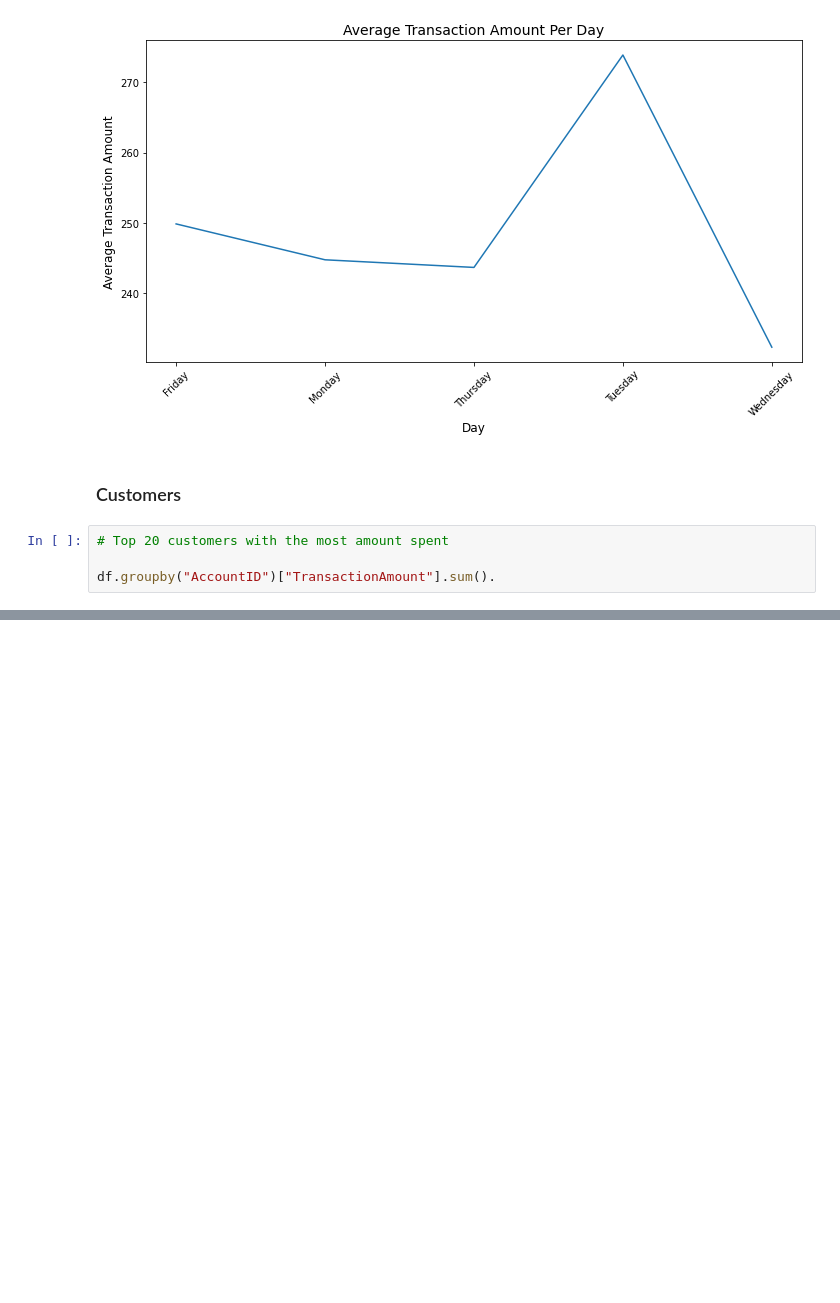
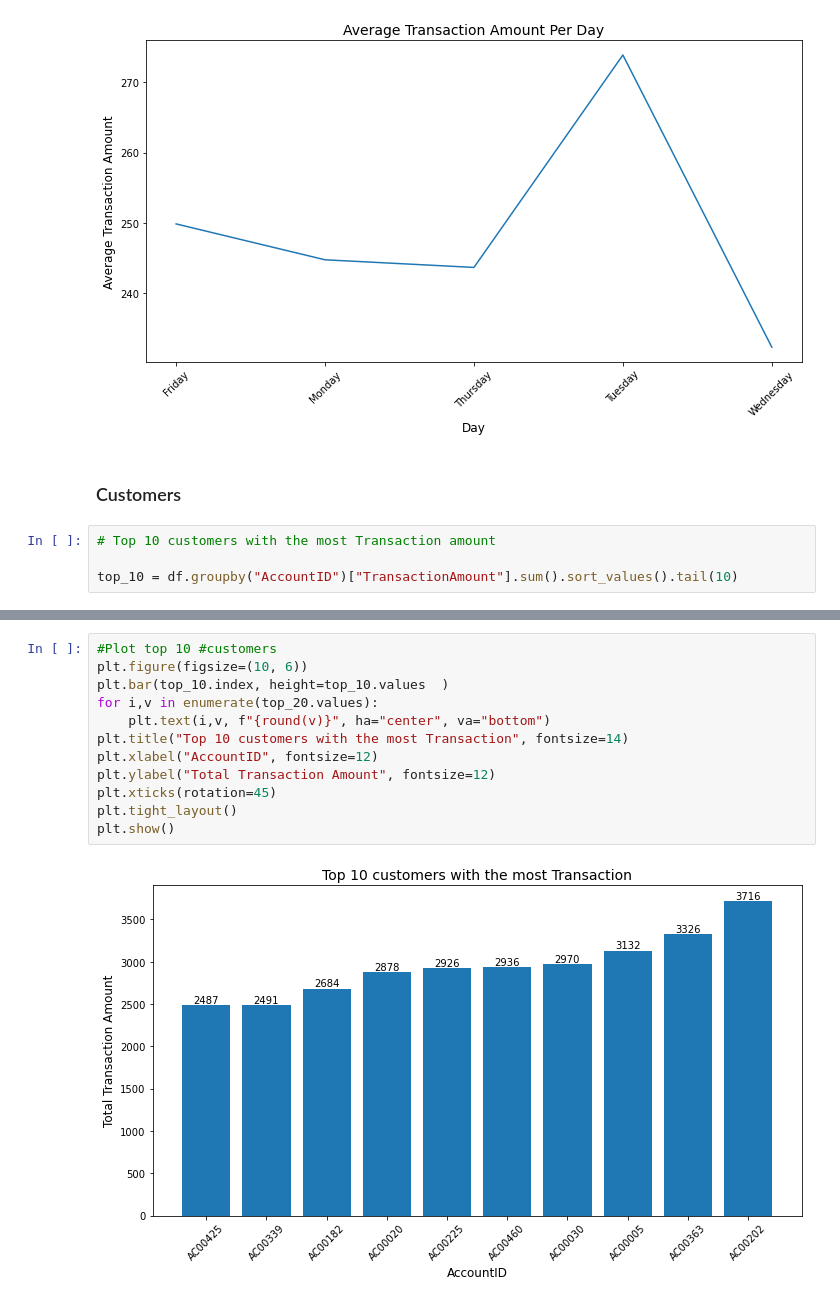
Before and after one commit to Sodiqlef/Customer-Transaction-Analysis, a Jupyter notebook: Untitled.ipynb, the cells around one changed output, grey strips where cells are left out. Saved outputs shown, nothing was run; the diff lists cells and outputs as text; blank space fills up the shorter version.

```diff
--- a/Untitled.ipynb
+++ b/Untitled.ipynb
@@ -224,6 +224,6 @@ plt.show()
 # %% [markdown]
 ### Customers
 # %%
-# Top 20 customers with the most amount spent
+# Top 10 customers with the most Transaction amount
 
-df.groupby("AccountID")["TransactionAmount"].sum().
+top_10 = df.groupby("AccountID")["TransactionAmount"].sum().sort_values().tail(10)
@@ -252,0 +230,14 @@ df.head()
+# %%
+#Plot top 10 #customers
+plt.figure(figsize=(10, 6))
+plt.bar(top_10.index, height=top_10.values  )
+for i,v in enumerate(top_20.values):
+    plt.text(i,v, f"{round(v)}", ha="center", va="bottom")
+plt.title("Top 10 customers with the most Transaction", fontsize=14)
+plt.xlabel("AccountID", fontsize=12)
+plt.ylabel("Total Transaction Amount", fontsize=12)
+plt.xticks(rotation=45)
+plt.tight_layout()
+plt.show()
+# %% [output]
+[figure, added]
```
Also changed, not shown: parts of 3 cells of this notebook, 1 other file.
